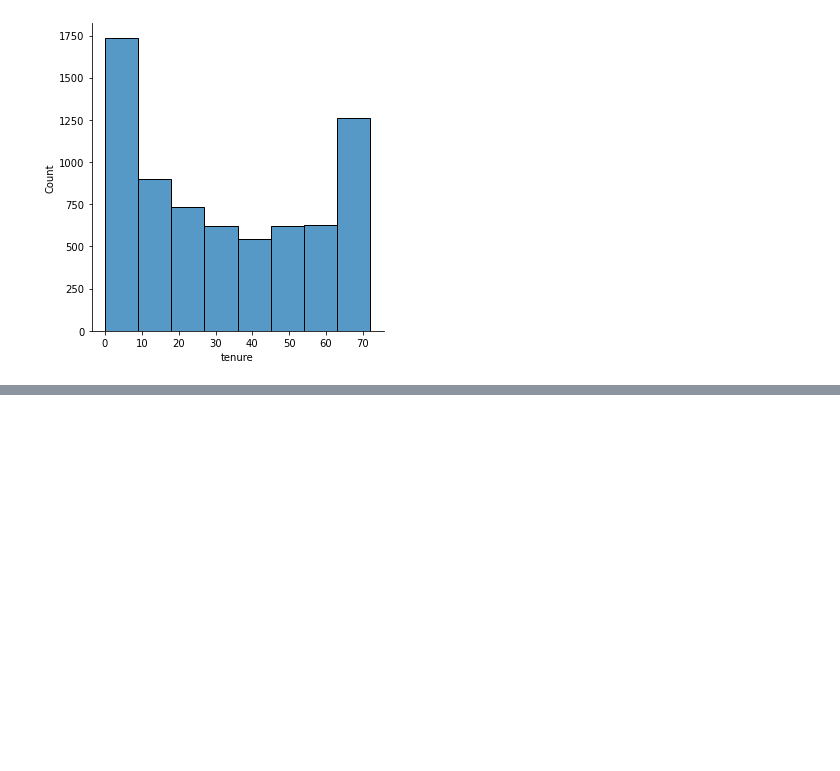
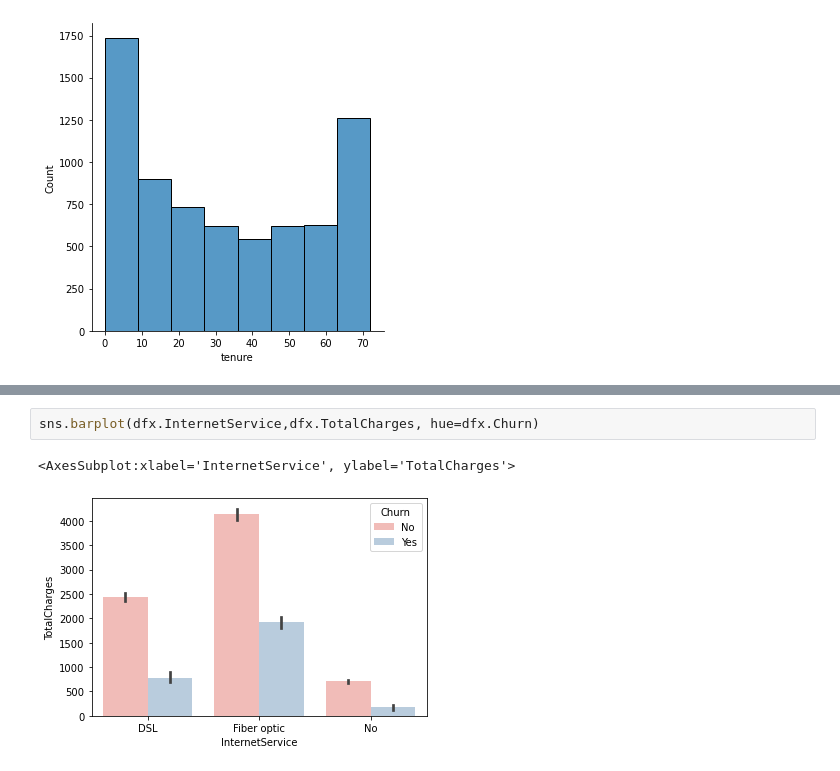
Before and after one commit to Ammon21/Telecom-Customer-Churn, a Jupyter notebook: notebook/main.ipynb, the cells around one changed output, grey strips where cells are left out. Saved outputs shown, nothing was run; the diff lists cells and outputs as text; blank space fills up the shorter version.

```diff
--- a/notebook/main.ipynb
+++ b/notebook/main.ipynb
@@ -162,0 +179,5 @@ sns.displot(df.tenure, bins = 8)
+# %%
+sns.barplot(dfx.InternetService,dfx.TotalCharges, hue=dfx.Churn)
+# %% [output]
+<AxesSubplot:xlabel='InternetService', ylabel='TotalCharges'>
+[figure, added]
```
Also changed, not shown: parts of 6 cells of this notebook.
